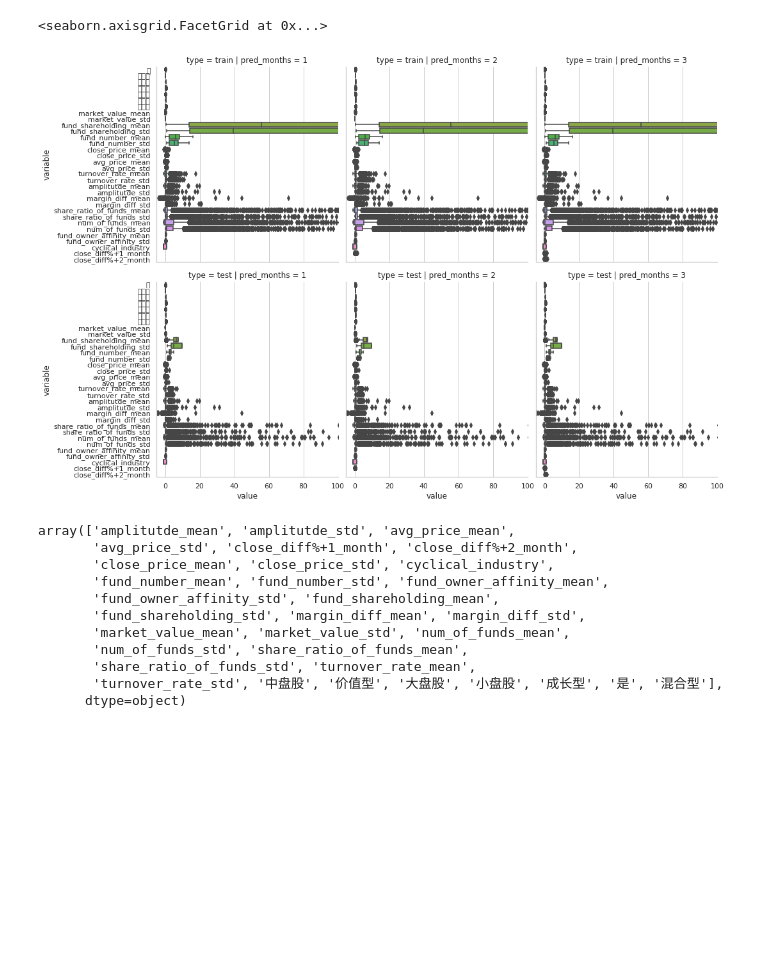
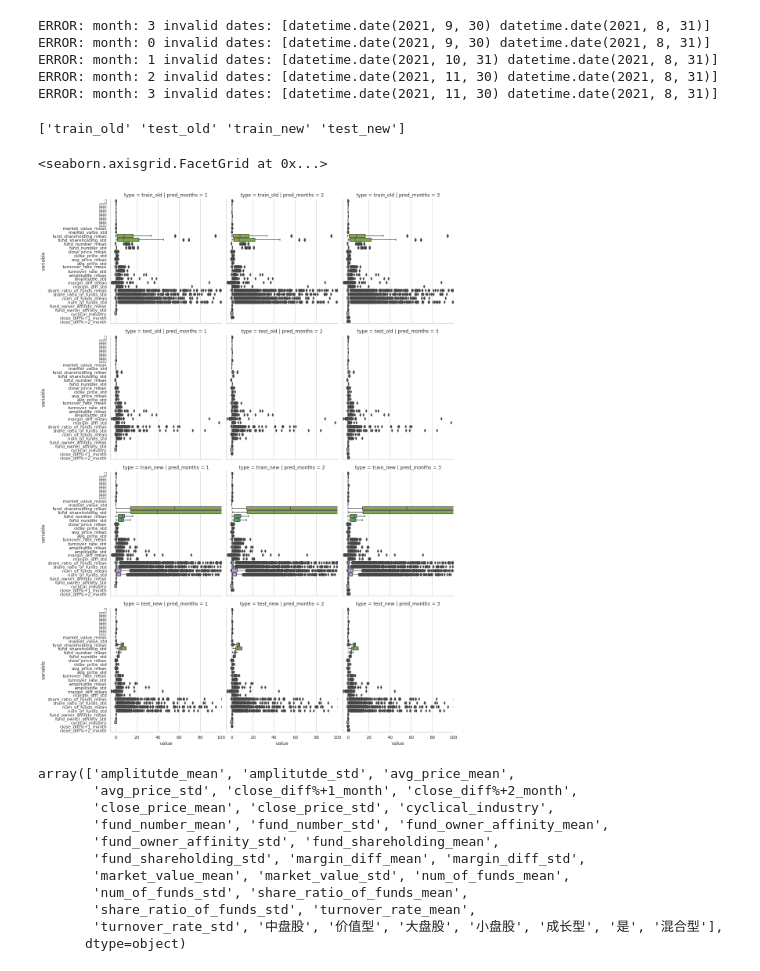
Before and after one commit to jiachengpan/goldenspoon, a Jupyter notebook: exploratory_data_analysis/analysis.ipynb, the cells around one changed output. Drawn from its saved outputs; the diff is of its cells as text; code cells hidden in the pictures; blank space fills up the shorter version.

Commit message:
[debug] compare old indicators distribution with new - via plots

```diff
--- a/exploratory_data_analysis/analysis.ipynb
+++ b/exploratory_data_analysis/analysis.ipynb
@@ -29,38 +28,62 @@ k_test_dates = ['2021-09-30']
 k_cutpoints = [-0.3, -0.1, 0.1, 0.3]
 k_stocks_only = '.SH'
 # %%
-args = dataset.Args(data_path   = k_data_path,
+ds_old = dataset.DataSet.create(dataset.Args(
+                    data_path   = '../generate_data/data/old_thres_inf',
                     train_dates = k_train_dates,
                     test_dates  = k_test_dates,
                     classifier_cut_points = k_cutpoints,
                     stocks_only = k_stocks_only,
-                    )
-ds = dataset.DataSet.create(args)
+                    ))
+
+ds_new = dataset.DataSet.create(dataset.Args(
+                    data_path   = '../generate_data/data/thres_inf',
+                    train_dates = k_train_dates,
+                    test_dates  = k_test_dates,
+                    classifier_cut_points = k_cutpoints,
+                    stocks_only = k_stocks_only,
+                    ))
+# %% [output]
+ERROR: month: 3 invalid dates: [datetime.date(2021, 9, 30) datetime.date(2021, 8, 31)]
+ERROR: month: 0 invalid dates: [datetime.date(2021, 9, 30) datetime.date(2021, 8, 31)]
+ERROR: month: 1 invalid dates: [datetime.date(2021, 10, 31) datetime.date(2021, 8, 31)]
+ERROR: month: 2 invalid dates: [datetime.date(2021, 11, 30) datetime.date(2021, 8, 31)]
+ERROR: month: 3 invalid dates: [datetime.date(2021, 11, 30) datetime.date(2021, 8, 31)]
 # %%
-data = []
-for months, d in ds.items():
-    x_train = d.x_train.melt()
-    x_train['type']         = 'train'
-    x_train['pred_months']  = months
-    data.append(x_train)
 
-    x_test = d.x_test.melt()
-    x_test['type']         = 'test'
-    x_test['pred_months']  = months
-    data.append(x_test)
-data = pd.concat(data).reset_index(drop=True)
+def prepare_combined_data(ds, suffix):
+    data = []
+    for months, d in ds.items():
+        x_train = d.x_train.melt()
+        x_train['type']         = 'train' + suffix
+        x_train['pred_months']  = months
+        data.append(x_train)
+
+        x_test = d.x_test.melt()
+        x_test['type']         = 'test' + suffix
+        x_test['pred_months']  = months
+        data.append(x_test)
+    return pd.concat(data).reset_index(drop=True)
+
+data = pd.concat([
+    prepare_combined_data(ds_old, '_old'),
+    prepare_combined_data(ds_new, '_new'),
+], ignore_index=True).reset_index(drop=True)
+
+print(data.type.unique())
 
 g = sns.catplot(kind    = 'box',
                 x       = 'value',
                 y       = 'variable',
                 col     = 'pred_months',
                 row     = 'type',
                 data    = data)
 g.set(xlim=(-5, 100))
 g
 # %% [output]
-<seaborn.axisgrid.FacetGrid at 0x...>
+['train_old' 'test_old' 'train_new' 'test_new']
+<seaborn.axisgrid.FacetGrid at 0x...>
-[figure, old version]
+[figure, new version]
 # %%
 def plot_indicator_dist(data,
         variable = None,
```
Also changed, not shown: parts of 6 cells of this notebook, 2 other files.
